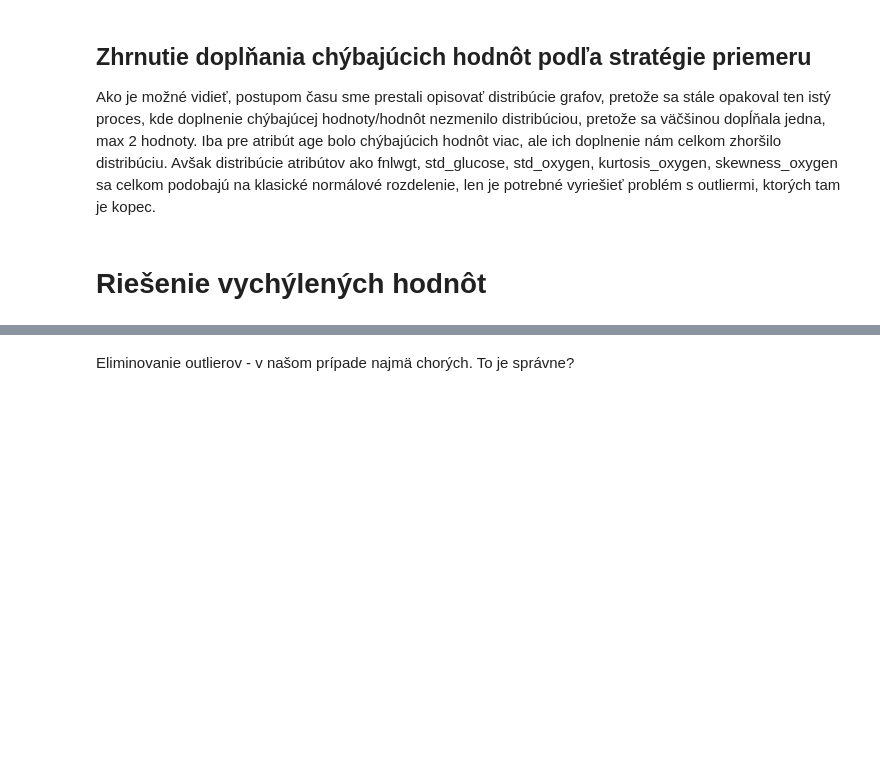
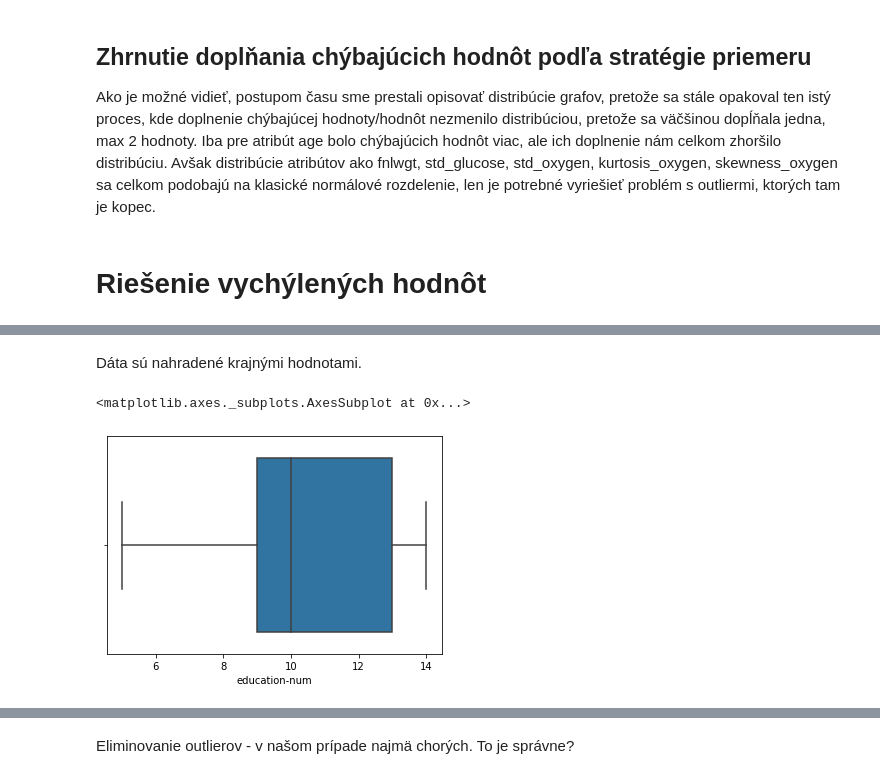
Before and after one commit to JKBGIT1/IAU_Project, a Jupyter notebook: 2.Phase_Hlavačka-Vančo.ipynb, the cells around one changed output, grey strips where cells are left out. Drawn from its saved outputs; the diff is of its cells as text; code cells hidden in the pictures; blank space fills up the shorter version.

```diff
--- a/2.Phase_Hlavačka-Vančo.ipynb
+++ b/2.Phase_Hlavačka-Vančo.ipynb
@@ -638,0 +690,7 @@ import scipy.stats as stats
+# %% [markdown]
+Dáta sú nahradené krajnými hodnotami.
+# %%
+sns.boxplot(x='education-num', data=copy_joined)
+# %% [output]
+<matplotlib.axes._subplots.AxesSubplot at 0x...>
+[figure, added]
```
Also changed, not shown: parts of 90 cells of this notebook.
